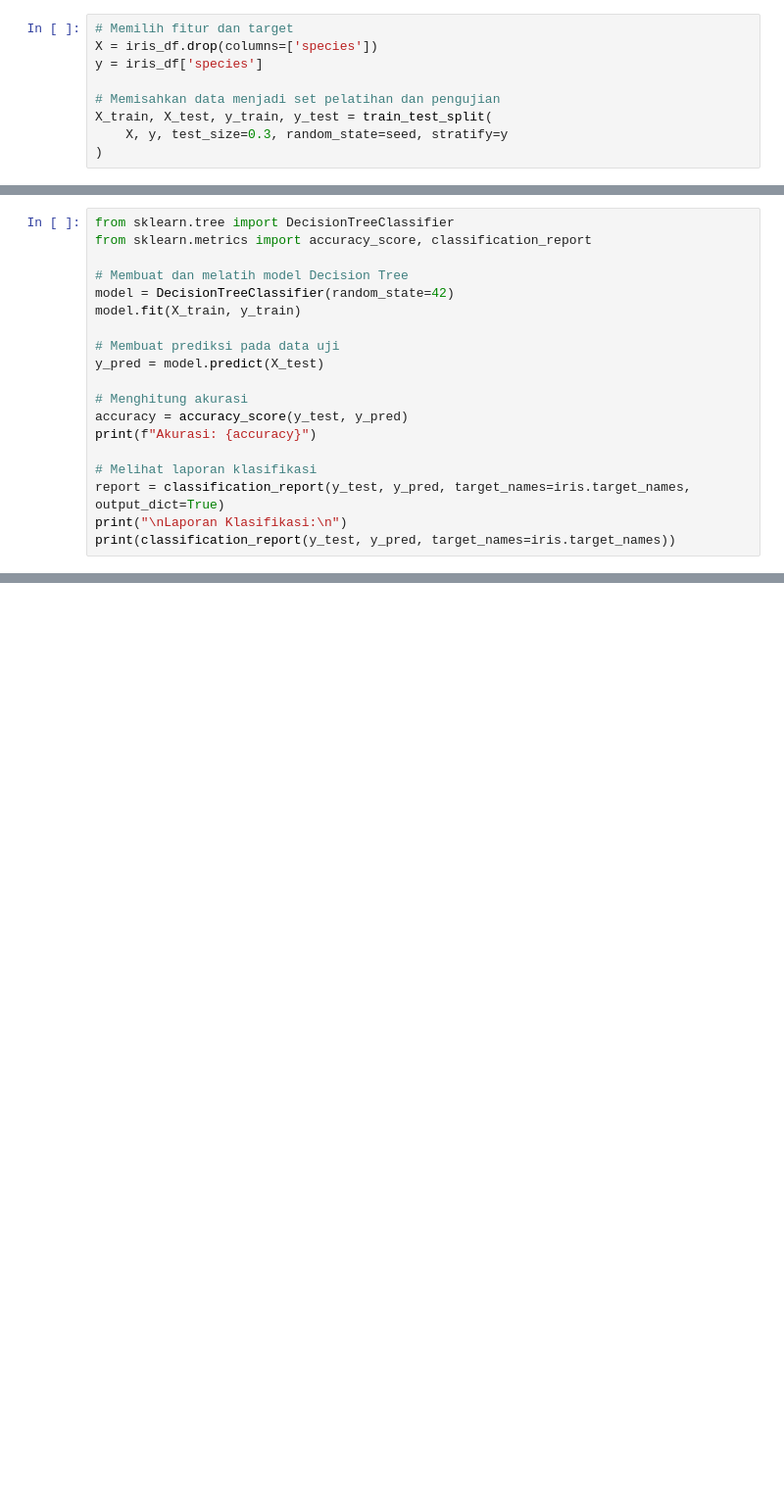
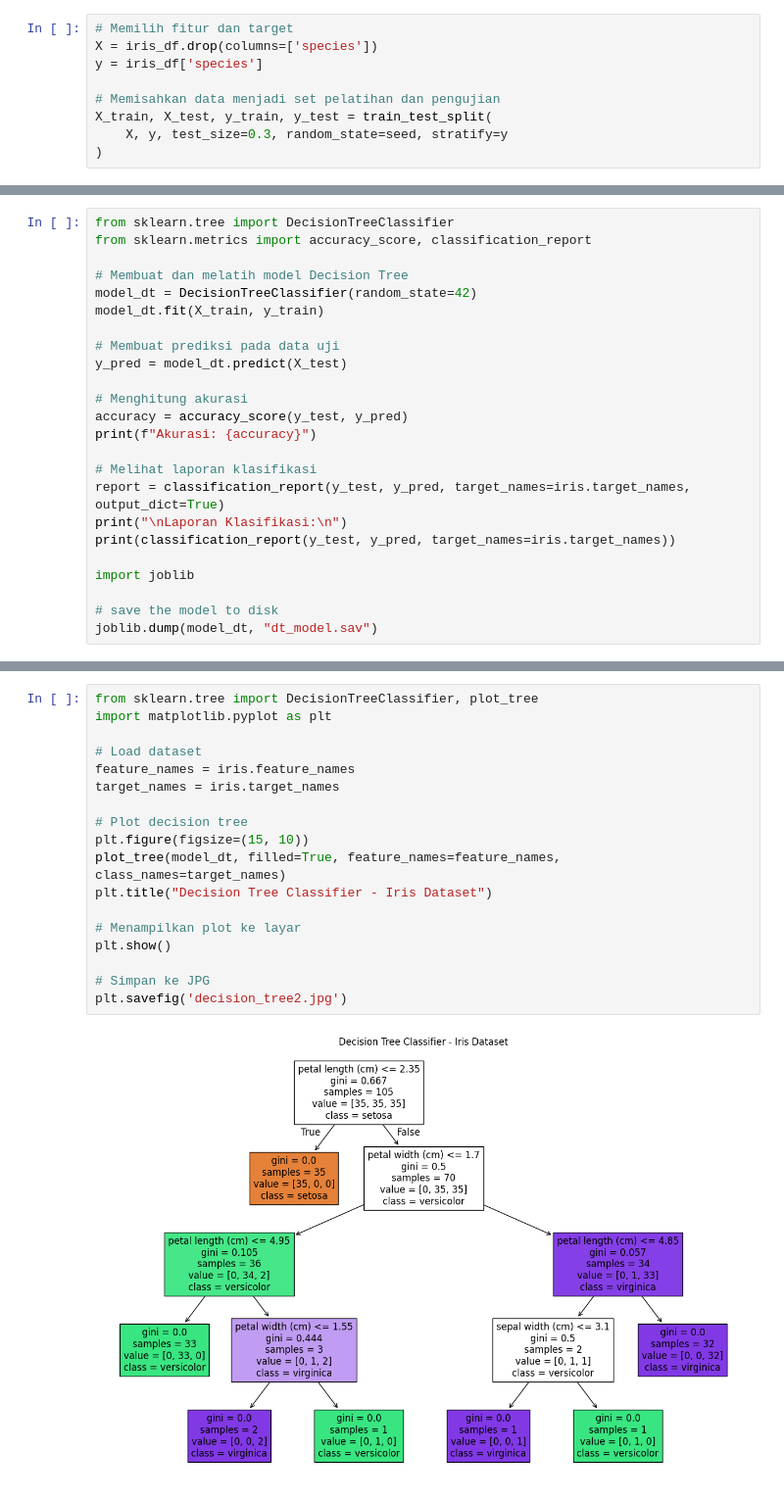
Before and after one commit to kelikkayyis/kelik, a Jupyter notebook: iris_analysis_steps.ipynb, the cells around one changed output, grey strips where cells are left out. Shown at 98% size. Saved outputs shown, nothing was run; the diff lists cells and outputs as text; blank space fills up the shorter version.

Commit message:
add plot

```diff
--- a/iris_analysis_steps.ipynb
+++ b/iris_analysis_steps.ipynb
@@ -56,11 +64,11 @@ from sklearn.tree import DecisionTreeClassifier
 from sklearn.metrics import accuracy_score, classification_report
 
 # Membuat dan melatih model Decision Tree
-model = DecisionTreeClassifier(random_state=42)
-model.fit(X_train, y_train)
+model_dt = DecisionTreeClassifier(random_state=42)
+model_dt.fit(X_train, y_train)
 
 # Membuat prediksi pada data uji
-y_pred = model.predict(X_test)
+y_pred = model_dt.predict(X_test)
 
 # Menghitung akurasi
 accuracy = accuracy_score(y_test, y_pred)
@@ -70,6 +78,11 @@ print(f"Akurasi: {accuracy}")
 report = classification_report(y_test, y_pred, target_names=iris.target_names, output_dict=True)
 print("\nLaporan Klasifikasi:\n")
 print(classification_report(y_test, y_pred, target_names=iris.target_names))
+
+import joblib
+
+# save the model to disk
+joblib.dump(model_dt, "dt_model.sav")
 # %% [output]
 Akurasi: 0.9555555555555556
 
@@ -129,0 +140,20 @@ joblib.dump(model, "rf_model.sav")
+# %%
+from sklearn.tree import DecisionTreeClassifier, plot_tree
+import matplotlib.pyplot as plt
+
+# Load dataset
+feature_names = iris.feature_names
+target_names = iris.target_names
+
+# Plot decision tree
+plt.figure(figsize=(15, 10))
+plot_tree(model_dt, filled=True, feature_names=feature_names, class_names=target_names)
+plt.title("Decision Tree Classifier - Iris Dataset")
+
+# Menampilkan plot ke layar
+plt.show()
+
+# Simpan ke JPG
+plt.savefig('decision_tree2.jpg')
+# %% [output]
+[figure, added]
```
Also changed, not shown: parts of 11 cells of this notebook, 3 other files.
